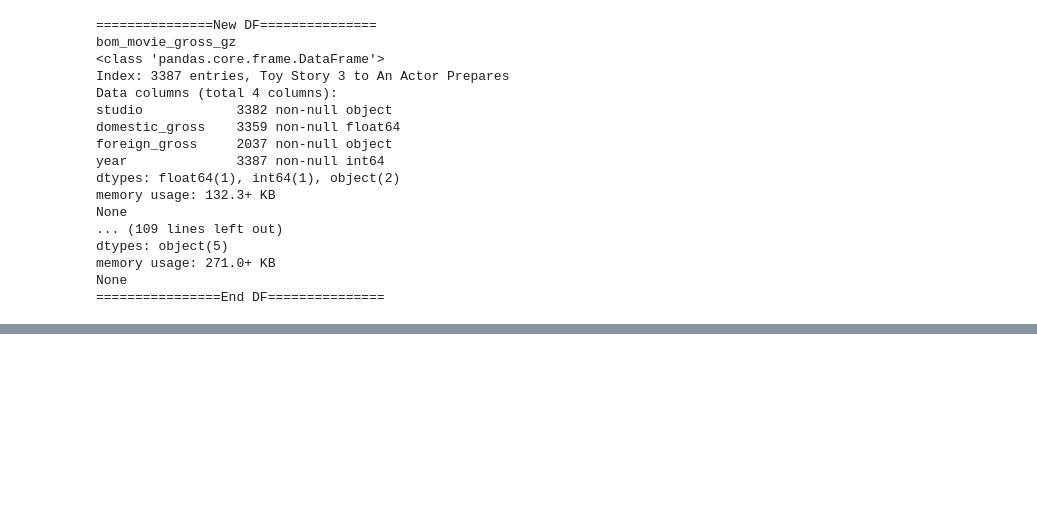
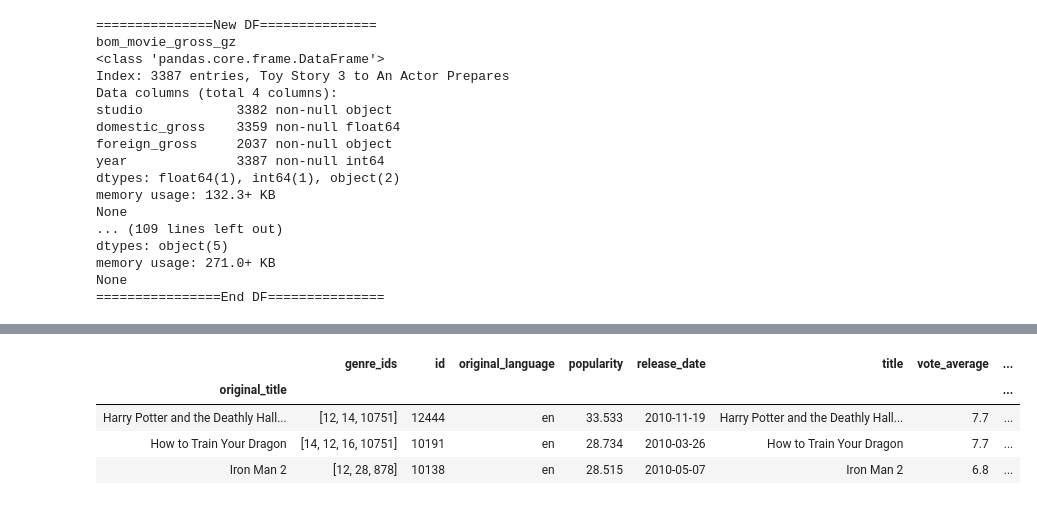
Before and after one commit to fecezar/movie-analysis-project, a Jupyter notebook: student.ipynb, the cells around one changed output, grey strips where cells are left out. Saved outputs shown, nothing was run; the diff lists cells and outputs as text; code cells hidden in the pictures; blank space fills up the shorter version.

```diff
--- a/student.ipynb
+++ b/student.ipynb
@@ -145,0 +155,13 @@ None
+# %%
+def clean_genre_string(genre_string):
+    genre_string = genre_string.replace('[', '')
+    genre_string = genre_string.replace(']', '')
+    genre_string = genre_string.replace(',', '')
+    genre_string = list(genre_string.split())
+    genre_string_list = []
+    for i in genre_string:
+        genre_string_list.append(int(i))
+    return genre_string_list
+# %%
+csv_files_dict['tmdb_movies_gz'].genre_ids = csv_files_dict['tmdb_movies_gz'].genre_ids.apply(clean_genre_string)
+csv_files_dict['tmdb_movies_gz'].head(2)
@@ -145,0 +184,5 @@ None
+# %%
+csv_files_dict['tmdb_movies_gz'] = csv_files_dict['tmdb_movies_gz'].set_index('original_title')
+# %%
+csv_files_dict['tn_movie_budgets_gz'].rename(columns={'movie' : 'original_title'}, inplace=True)
+csv_files_dict['tn_movie_budgets_gz'] = csv_files_dict['tn_movie_budgets_gz'].set_index('original_title')
@@ -145,0 +198,9 @@ None
+# %%
+df_tmdb_movies_gz = csv_files_dict['tmdb_movies_gz']
+df_tmdb_movies_gz.head(3)
+# %% [output]
+|  | genre_ids | id | original_language | popularity | release_date | title | vote_average | ... |
+| original_title |  |  |  |  |  |  |  | ... |
+| Harry Potter and the Deathly Hall... | [12, 14, 10751] | 12444 | en | 33.533 | 2010-11-19 | Harry Potter and the Deathly Hall... | 7.7 | ... |
+| How to Train Your Dragon | [14, 12, 16, 10751] | 10191 | en | 28.734 | 2010-03-26 | How to Train Your Dragon | 7.7 | ... |
+| Iron Man 2 | [12, 28, 878] | 10138 | en | 28.515 | 2010-05-07 | Iron Man 2 | 6.8 | ... |
```
Also changed, not shown: parts of 15 cells of this notebook, 1 other file.
